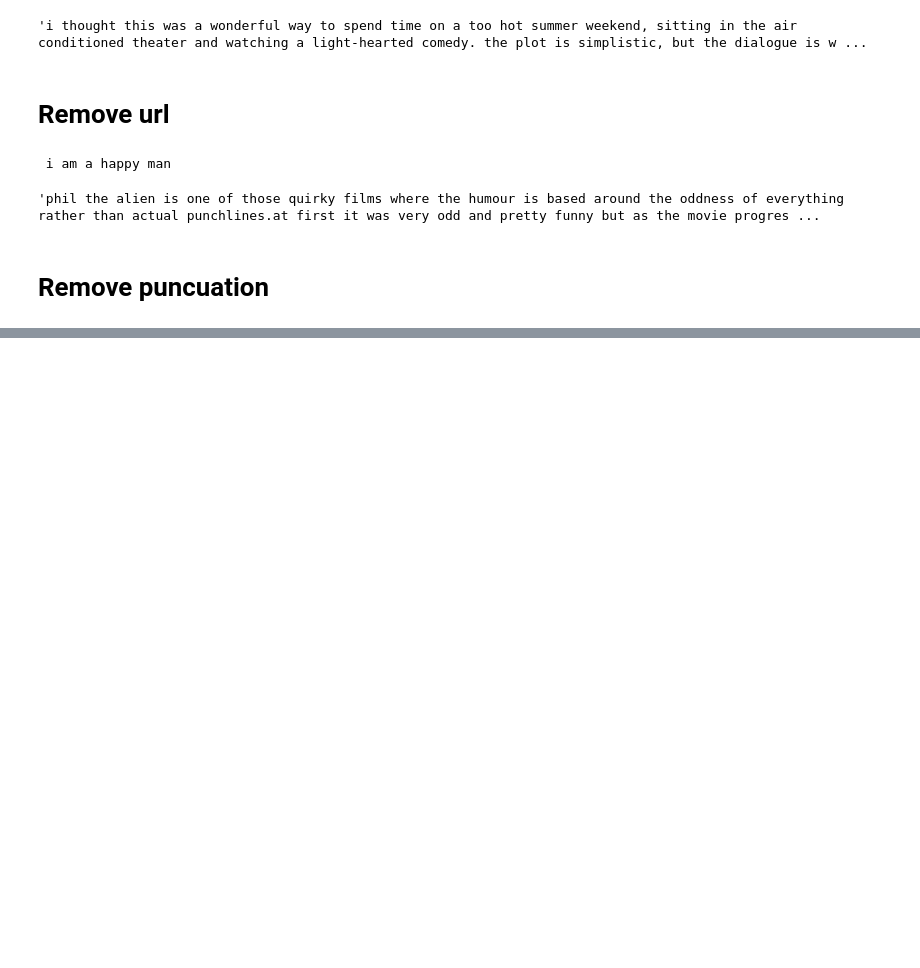
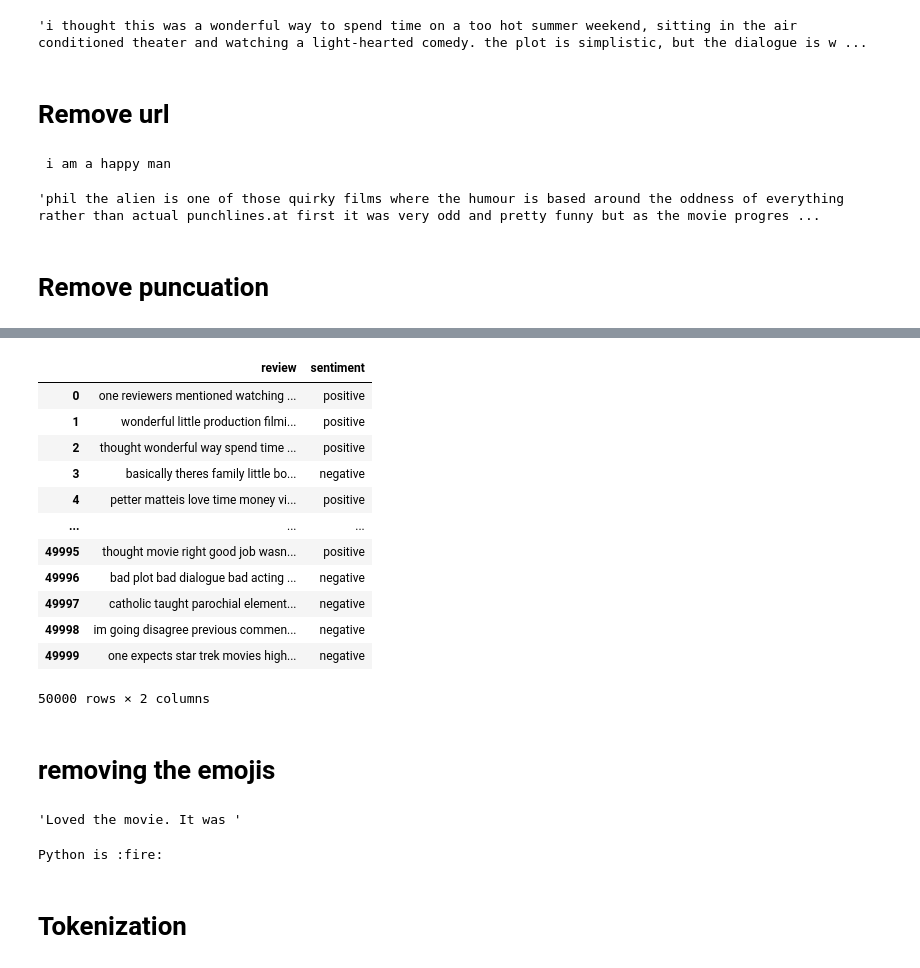
Before and after one commit to ADongol123/GenerativeAI, a Jupyter notebook: 50k movie review/Text_Preprocessing.ipynb, the cells around one changed output, grey strips where cells are left out. Drawn from its saved outputs; the diff is of its cells as text; code cells hidden in the pictures; blank space fills up the shorter version.

Commit message:
basic text analysis

```diff
--- a/50k movie review/Text_Preprocessing.ipynb
+++ b/50k movie review/Text_Preprocessing.ipynb
@@ -93 +92,3 @@ def remove_punc(text):
     return text
+# %%
+dataset['review'] = dataset['review'].apply(remove_punc)
@@ -93,0 +223,6 @@ def remove_punc(text):
+# %%
+incorrect_text = 'ceertain worrds aare incorectly ggenerated'
+
+text = TextBlob(incorrect_text)
+
+text.correct().string
@@ -93,0 +262,11 @@ def remove_punc(text):
+# %%
+def removing_stopwords(text):
+    new_text = []
+    for word in text.split():
+        if word in stopwords.words('english'):
+            new_text.append('')
+        else:
+            new_text.append(word)
+    x = new_text[:]
+    new_text.clear()
+    return ' '.join(x)
@@ -93,0 +275,20 @@ def remove_punc(text):
+# %%
+dataset['review'] = dataset['review'].apply(removing_stopwords)
+# %%
+dataset
+# %% [output]
+|  | review | sentiment |
+| 0 | one reviewers mentioned watching ... | positive |
+| 1 | wonderful little production filmi... | positive |
+| 2 | thought wonderful way spend time ... | positive |
+| 3 | basically theres family little bo... | negative |
+| 4 | petter matteis love time money vi... | positive |
+| ... | ... | ... |
+| 49995 | thought movie right good job wasn... | positive |
+| 49996 | bad plot bad dialogue bad acting ... | negative |
+| 49997 | catholic taught parochial element... | negative |
+| 49998 | im going disagree previous commen... | negative |
+| 49999 | one expects star trek movies high... | negative |
+50000 rows × 2 columns
+# %% [markdown]
+# removing the emojis
@@ -93,0 +307,11 @@ def remove_punc(text):
+# %%
+remove_emoji("Loved the movie. It was 😘😘")
+# %% [output]
+'Loved the movie. It was '
+# %%
+import emoji
+print(emoji.demojize('Python is 🔥'))
+# %% [output]
+Python is :fire:
+# %% [markdown]
+# Tokenization
```
Also changed, not shown: parts of 31 cells of this notebook.
